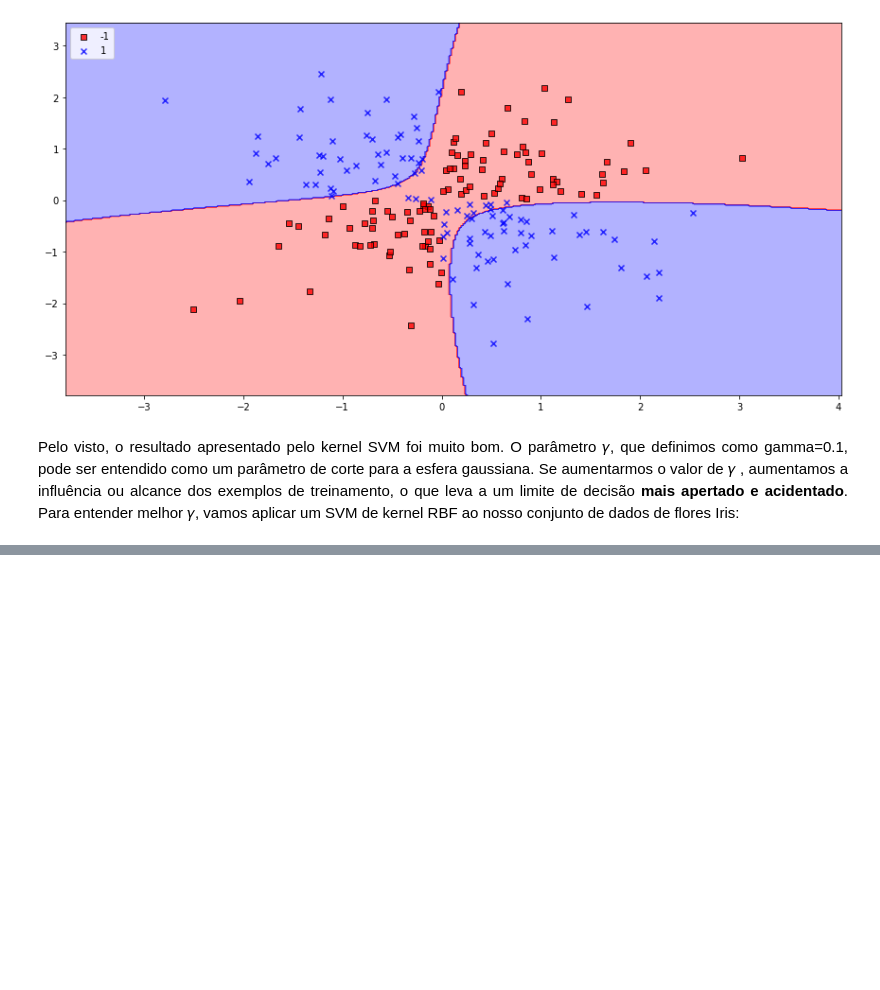
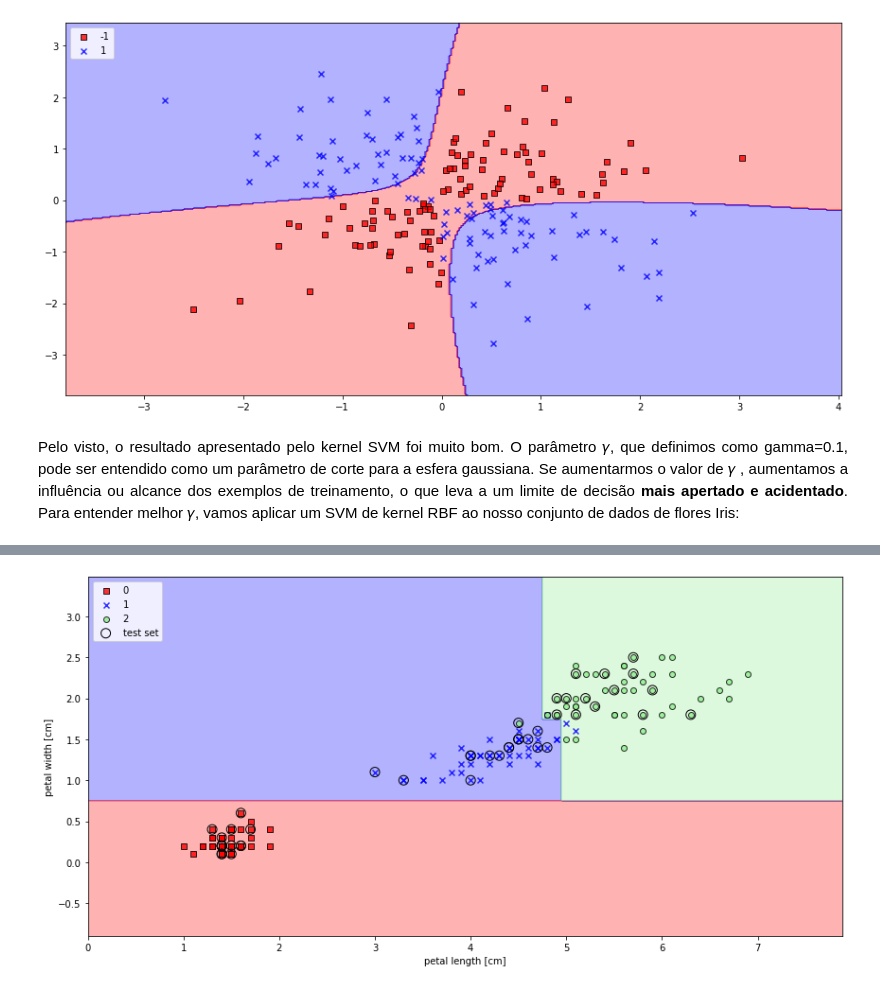
Before and after one commit to willianpina/Machine_Learning_Studies, a Jupyter notebook: Um tour pelos classificadores - scikit learn.ipynb, the cells around one changed output, grey strips where cells are left out. Cells and saved outputs as stored; diff of their text form; code cells hidden in the pictures; blank space fills up the shorter version.

```diff
--- a/Um tour pelos classificadores - scikit learn.ipynb
+++ b/Um tour pelos classificadores - scikit learn.ipynb
@@ -352,0 +412,26 @@ plt.show()
+# %%
+from sklearn.tree import DecisionTreeClassifier
+
+tree_model = DecisionTreeClassifier(criterion='gini',
+                                    max_depth=4,
+                                    random_state=1)
+tree_model.fit(X_train, y_train)
+
+X_combined = np.vstack((X_train, X_test))
+y_combined = np.hstack((y_train, y_test))
+
+
+# Plotando os dados
+plt.figure(figsize=(12,6))
+plot_decision_regions(X_combined, y_combined,
+                      classifier=tree_model,
+                      test_idx=range(105, 150))
+
+plt.xlabel('petal length [cm]')
+plt.ylabel('petal width [cm]')
+plt.legend(loc='upper left')
+plt.tight_layout()
+
+plt.show()
+# %% [output]
+[figure, added]
```
Also changed, not shown: parts of 10 cells of this notebook, 1 other file.
